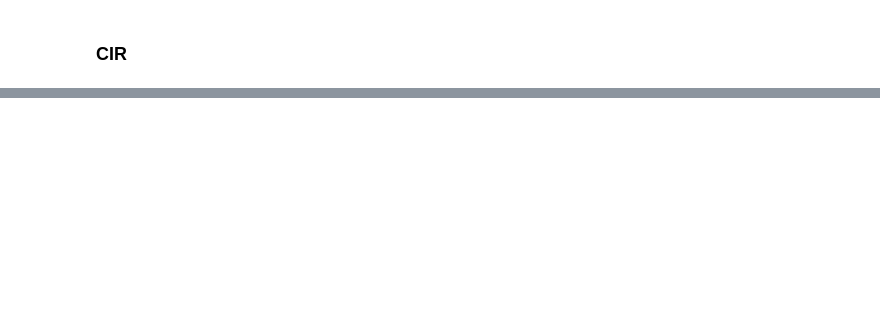
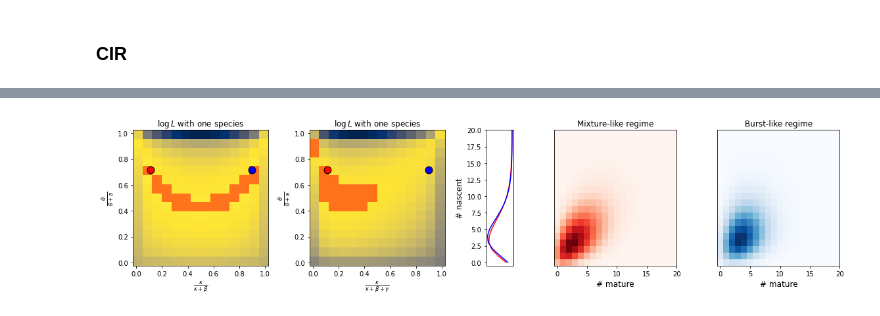
Before and after one commit to pachterlab/GVP_2023, a Jupyter notebook: gg230123_modelfit.ipynb, the cells around one changed output, grey strips where cells are left out. Drawn from its saved outputs; the diff is of its cells as text; code cells hidden in the pictures; blank space fills up the shorter version.

```diff
--- a/gg230123_modelfit.ipynb
+++ b/gg230123_modelfit.ipynb
@@ -374,0 +424,4 @@ plt.plot(Pss_cir)
+# %%
+nCells = 200
+nTrials = 50
+num_data_points = (nCells,nTrials)
@@ -374,0 +473,77 @@ plt.plot(Pss_cir)
+# %%
+# from matplotlib.colors import ListedColormap,LinearSegmentedColormap
+
+# c1 = [0,0,0,0]
+# # c2 = [1,1,1,1]
+# c2 = [235/255,228/255,143/255,1]
+# ncol=2
+# cmap_highlight = ListedColormap(np.array([np.linspace(c2[j],c1[j],ncol) for j in range(4)]).T)
+colors = [(1,0,0,c) for c in np.linspace(0,1,100)]
+cmap_highlight = LinearSegmentedColormap.from_list('mycmap', colors, N=5)
+
+cmap_logl = 'cividis'
+# color_highlight = cmap_highlight
+fs = 12
+# %%
+fig1,ax1 = plt.subplots(1,5,figsize=(16,4),gridspec_kw={'width_ratios': [1,1,0.2,0.9,0.9]})
+
+ax1[0].pcolormesh(X,Y,(logL_1d),cmap=cmap_logl)
+q = np.quantile(logL_1d,0.9)
+ax1[0].pcolormesh(X,Y,np.ma.masked_array(logL_1d,logL_1d<q),cmap=cmap_highlight,alpha=0.5)
+ax1[0].scatter(xtrue1,ytrue1,120,'r',edgecolors='k')
+
+xfalse1 = 0.9
+yfalse1 = ytrue1
+ax1[0].scatter(xfalse1,yfalse1,120,'b',edgecolors='k')
+ax1[0].set_title(r'$\log L$ with one species',fontsize=fs)
+ax1[0].set_xlabel(r'$\frac{\kappa}{\kappa + \beta}$',fontsize=fs)
+ax1[0].set_ylabel(r'$\frac{\theta}{\theta + a}$',fontsize=fs)
+
+
+ax1[1].pcolormesh(X,Y,(logL_2d),cmap=cmap_logl)
+q = np.quantile(logL_2d,0.9)
+ax1[1].pcolormesh(X,Y,np.ma.masked_array(logL_2d,logL_2d<q),cmap=cmap_highlight,alpha=0.5)
+ax1[1].scatter(xtrue2,ytrue2,120,'r',edgecolors='k')
+ax1[1].scatter(xfalse1,yfalse1,120,'b',edgecolors='k')
+ax1[1].set_title(r'$\log L$ with one species',fontsize=fs)
+ax1[1].set_xlabel(r'$\frac{\kappa}{\kappa + \beta + \gamma}$',fontsize=fs)
+ax1[1].set_ylabel(r'$\frac{\theta}{\theta + a}$',fontsize=fs)
+
+Pss_gou_false = gou_model.get_Pss(*decode_xy_sde_2d(xfalse1,yfalse1,K_avg,beta,gamma),mx)
+
+xvals = np.arange(mx[0])
+Pvals_true = Pss_gou_true.sum(1)
+Pvals_false = Pss_gou_false.sum(1)
+
+ax1[2].plot(Pvals_true,xvals,'r')
+ax1[2].plot(Pvals_false,xvals,'b')
+# ax1[2].set_ylim([xvals[0]-0.5,xvals[-1]+0.5])
+ax1[2].invert_xaxis()
+ax1[2].set_xticks([])
+ax1[2].set_ylabel('# nascent',fontsize=fs)
+
+
+ax1[3].imshow((Pss_gou_true),cmap='Reds',aspect='auto')
+ax1[3].invert_yaxis()
+ax1[3].set_yticks([])
+ax1[3].set_xlabel('# mature',fontsize=fs)
+ax1[3].set_title('Mixture-like regime',fontsize=fs)
+
+
+ax1[4].imshow((Pss_gou_false),cmap='Blues',aspect='auto')
+ax1[4].invert_yaxis()
+ax1[4].set_yticks([])
+ax1[4].set_xlabel('# mature',fontsize=fs)
+ax1[4].set_title('Burst-like regime',fontsize=fs)
+
+
+lims = [-0.5,20]
+ax1[2].set_ylim(lims)
+ax1[3].set_ylim(lims)
+ax1[4].set_ylim(lims)
+ax1[3].set_xlim(lims)
+ax1[4].set_xlim(lims)
+
+fig1.tight_layout()
+# %% [output]
+[figure, added]
```
Also changed, not shown: parts of 45 cells of this notebook.
